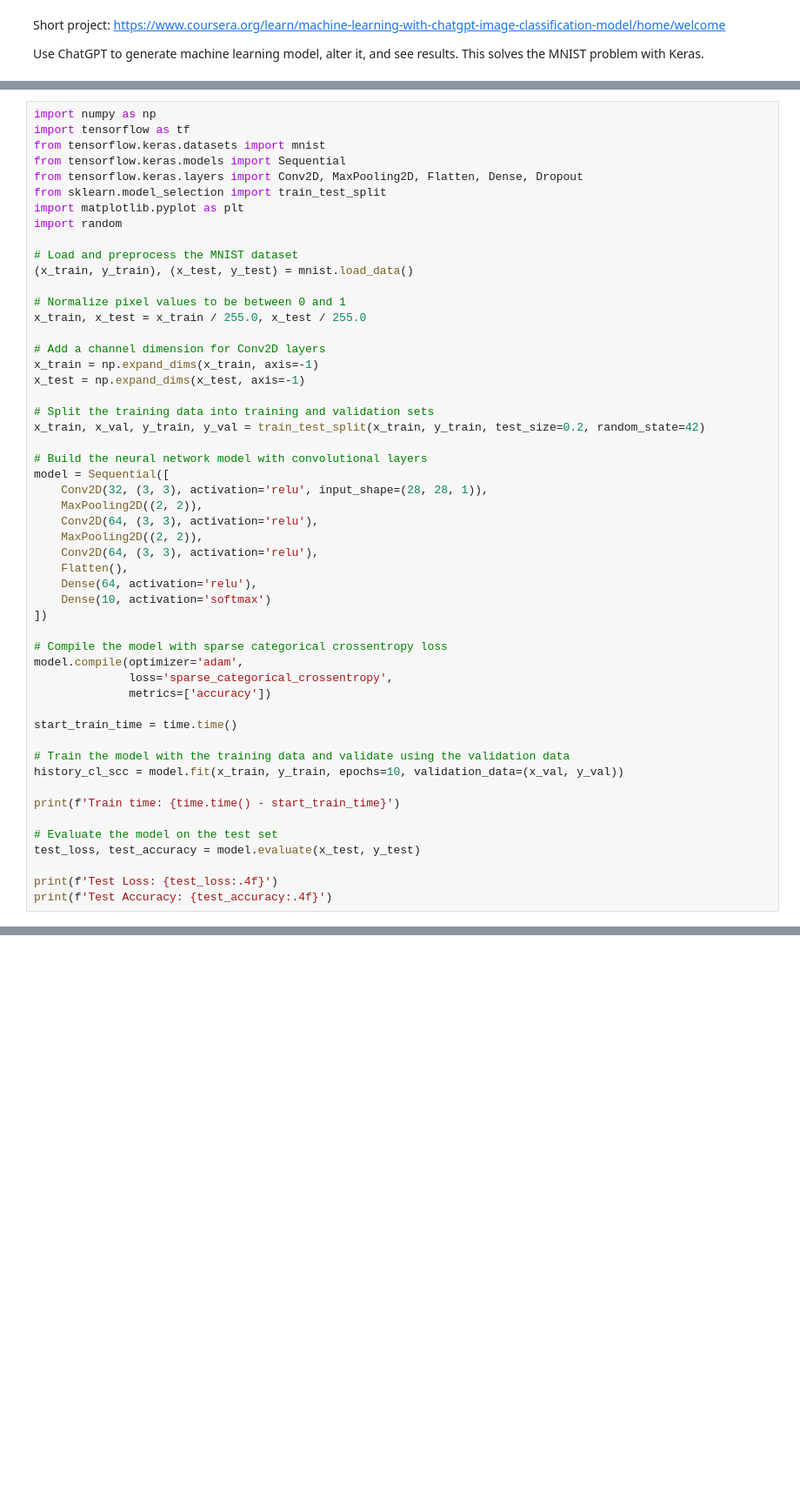
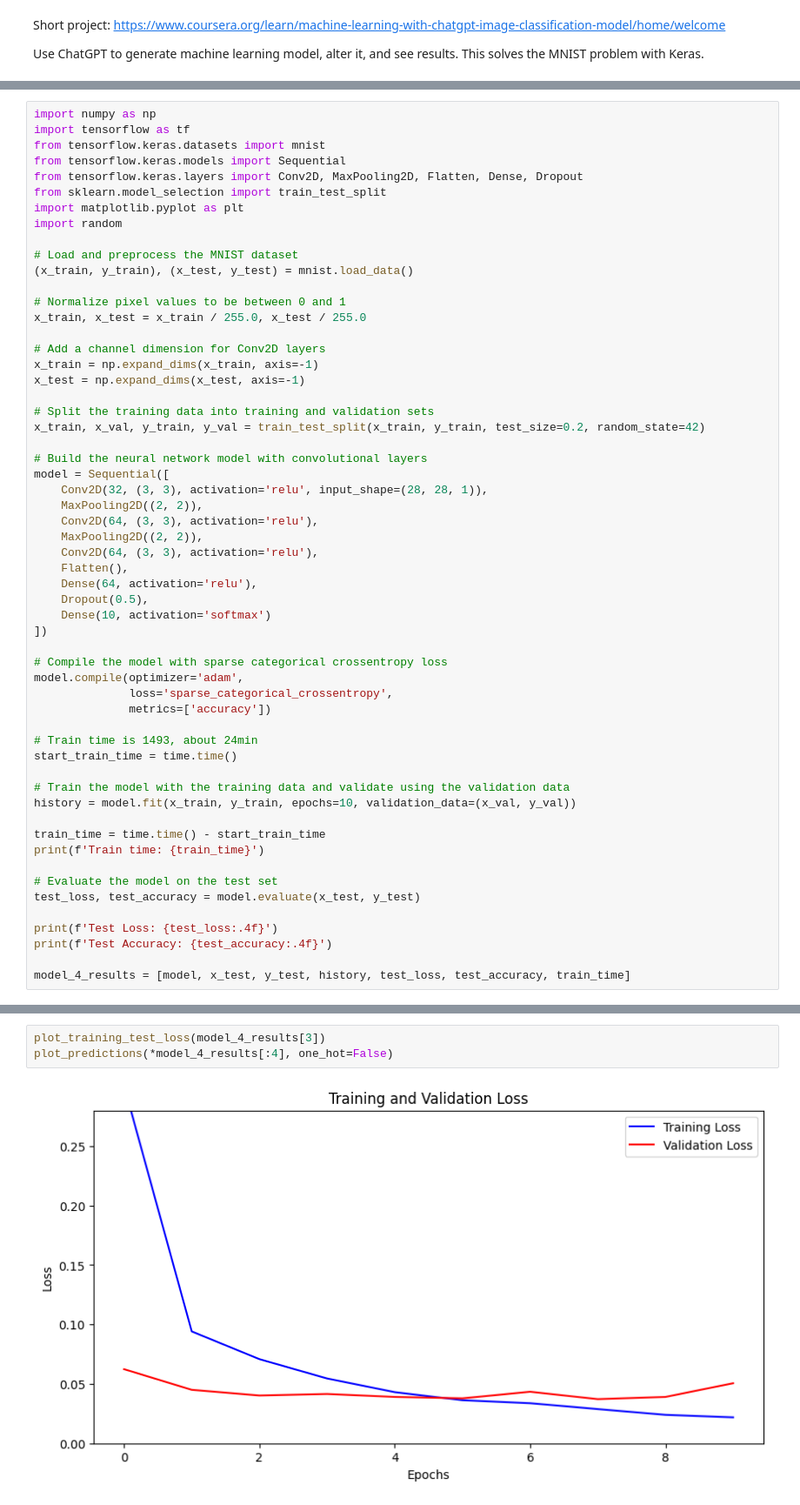
Before and after one commit to awcrosby/misc_projects, a Jupyter notebook: mnist_classification_via_chatgpt.ipynb, the cells around one changed output, grey strips where cells are left out. Shown at 87% size. Drawn from its saved outputs; the diff is of its cells as text; blank space fills up the shorter version.

```diff
--- a/mnist_classification_via_chatgpt.ipynb
+++ b/mnist_classification_via_chatgpt.ipynb
@@ -261,6 +350,7 @@ model = Sequential([
     Conv2D(64, (3, 3), activation='relu'),
     Flatten(),
     Dense(64, activation='relu'),
+    Dropout(0.5),
     Dense(10, activation='softmax')
 ])
 
@@ -269,17 +359,21 @@ model.compile(optimizer='adam',
               loss='sparse_categorical_crossentropy',
               metrics=['accuracy'])
 
+# Train time is 1493, about 24min
 start_train_time = time.time()
 
 # Train the model with the training data and validate using the validation data
-history_cl_scc = model.fit(x_train, y_train, epochs=10, validation_data=(x_val, y_val))
+history = model.fit(x_train, y_train, epochs=10, validation_data=(x_val, y_val))
 
-print(f'Train time: {time.time() - start_train_time}')
+train_time = time.time() - start_train_time
+print(f'Train time: {train_time}')
 
 # Evaluate the model on the test set
 test_loss, test_accuracy = model.evaluate(x_test, y_test)
 
 print(f'Test Loss: {test_loss:.4f}')
 print(f'Test Accuracy: {test_accuracy:.4f}')
+
+model_4_results = [model, x_test, y_test, history, test_loss, test_accuracy, train_time]
 # %% [output]
 Epoch 1/10
@@ -309,0 +396,5 @@ plot_training_test_loss(history_cl_scc)
+# %%
+plot_training_test_loss(model_4_results[3])
+plot_predictions(*model_4_results[:4], one_hot=False)
+# %% [output]
+[figure, added]
```
Also changed, not shown: parts of 24 cells of this notebook.
